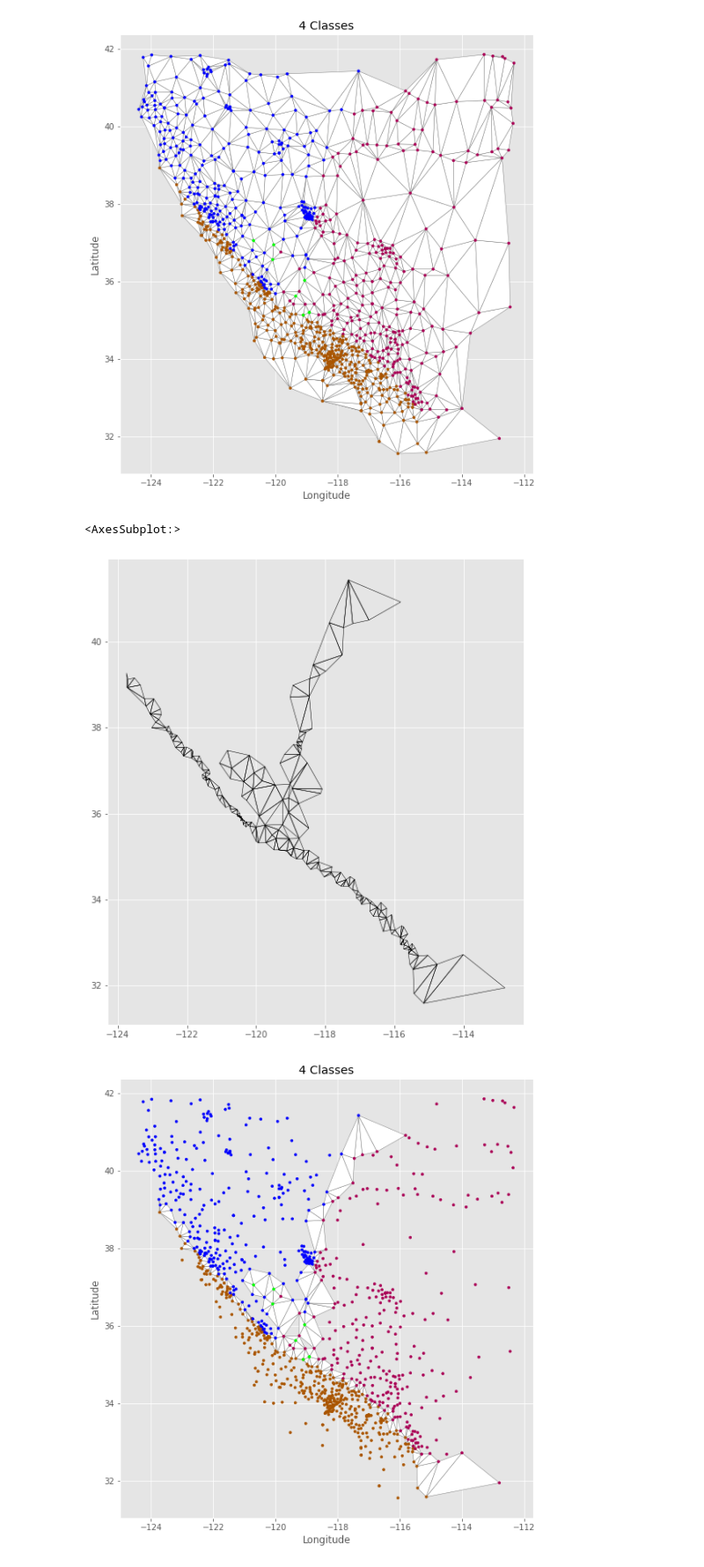
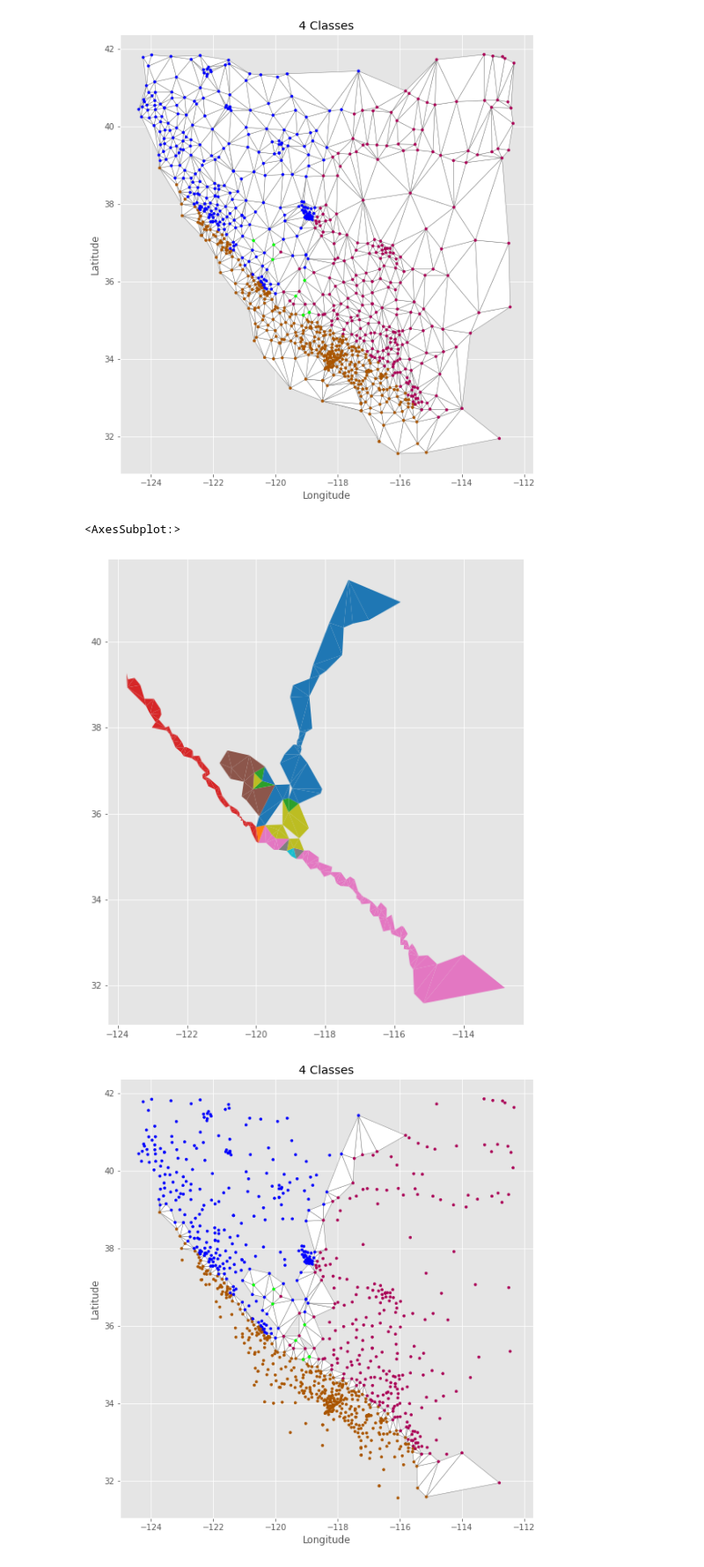
Before and after one commit to GeoGateway/GPS_clustering, a Jupyter notebook: notebooks/Delaunay triangulation.ipynb, the cells around one changed output. Shown at 88% size. Cells and saved outputs as stored; diff of their text form; code cells hidden in the pictures.

```diff
--- a/notebooks/Delaunay triangulation.ipynb
+++ b/notebooks/Delaunay triangulation.ipynb
@@ -39,6 +39,7 @@ drawtwoplots(gpd_dt,gpd,"2 Classes")
 def extract_tangles(gpd_dt,gpd_pt):
     # extract trangles contains more than one classes
     label_list = []
+    type_list = []
     for i in range(len(gpd_dt)):
         [pointa,pointb,pointc] = gpd_dt.iloc[i,[0,1,2]].tolist()
         a_class = gpd_pt.iloc[pointa].Label
@@ -49,7 +50,12 @@ def extract_tangles(gpd_dt,gpd_pt):
         else:
             label = 1
         label_list.append(label)
+        v_list = [a_class,b_class,c_class]
+        v_list.sort()
+        v_str = list(map(str,list(set(v_list))))
+        type_list.append("-".join(v_str))
     gpd_dt_labeled = gpd_dt.assign(Label = label_list)
+    gpd_dt_labeled = gpd_dt_labeled.assign(Type = type_list)
     return gpd_dt_labeled
 # %%
 gpd_dt_labeled = extract_tangles(gpd_dt,gpd)
@@ -70,10 +76,10 @@ drawtwoplots(gpd_dt,gpd,"4 Classes")
 # %%
 gpd_dt_labeled = extract_tangles(gpd_dt,gpd)
 gpd_tr = gpd_dt_labeled[(gpd_dt_labeled['Label']==1)]
-gpd_tr.plot(facecolor='none',edgecolor='black')
+gpd_tr.plot(column="Type")
 # %% [output]
 <AxesSubplot:>
-[figure, old version]
+[figure, new version]
 # %%
 drawtwoplots(gpd_tr,gpd,"4 Classes")
 # %% [output]
```
Also changed, not shown: parts of 4 cells of this notebook.
